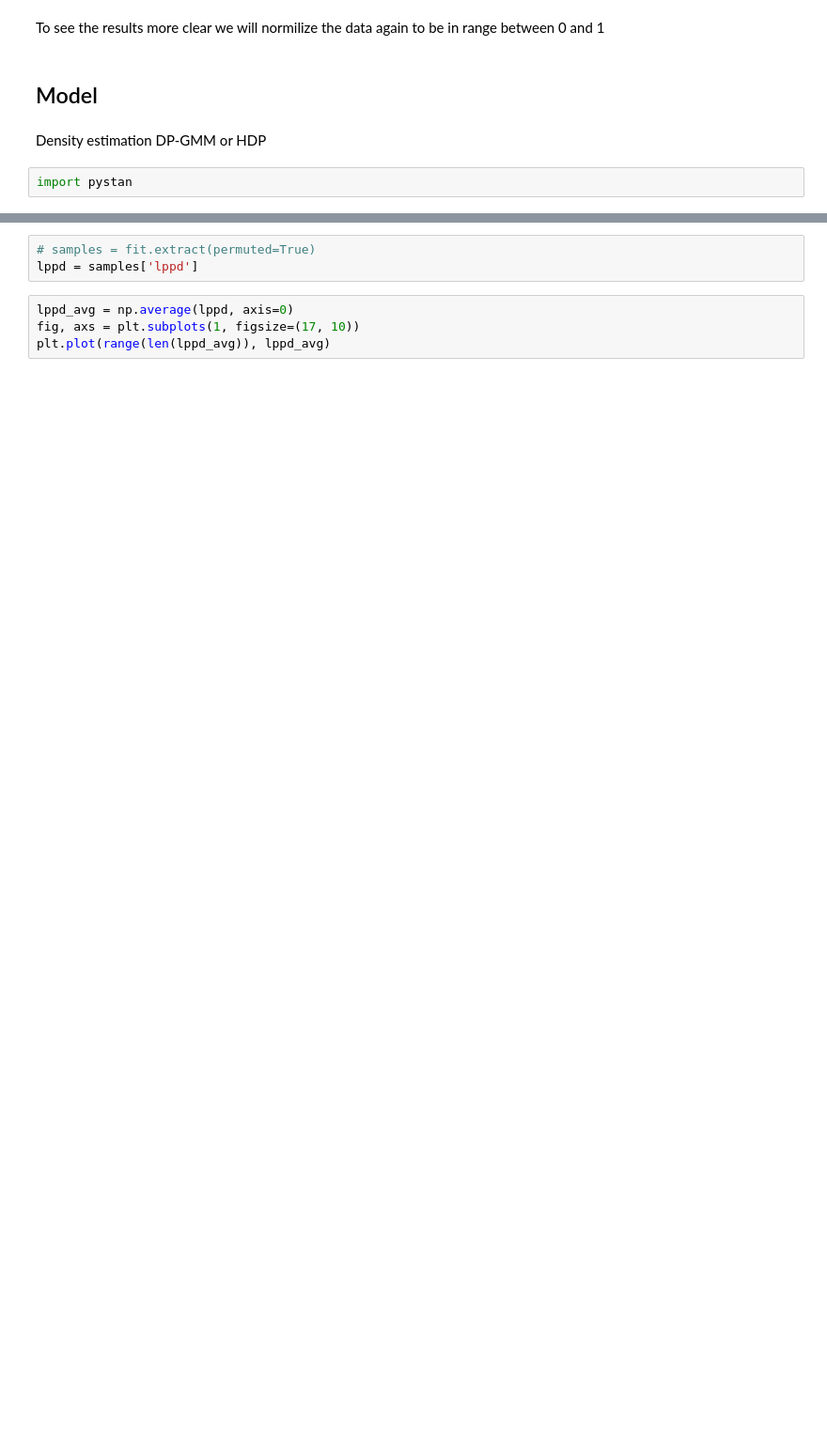
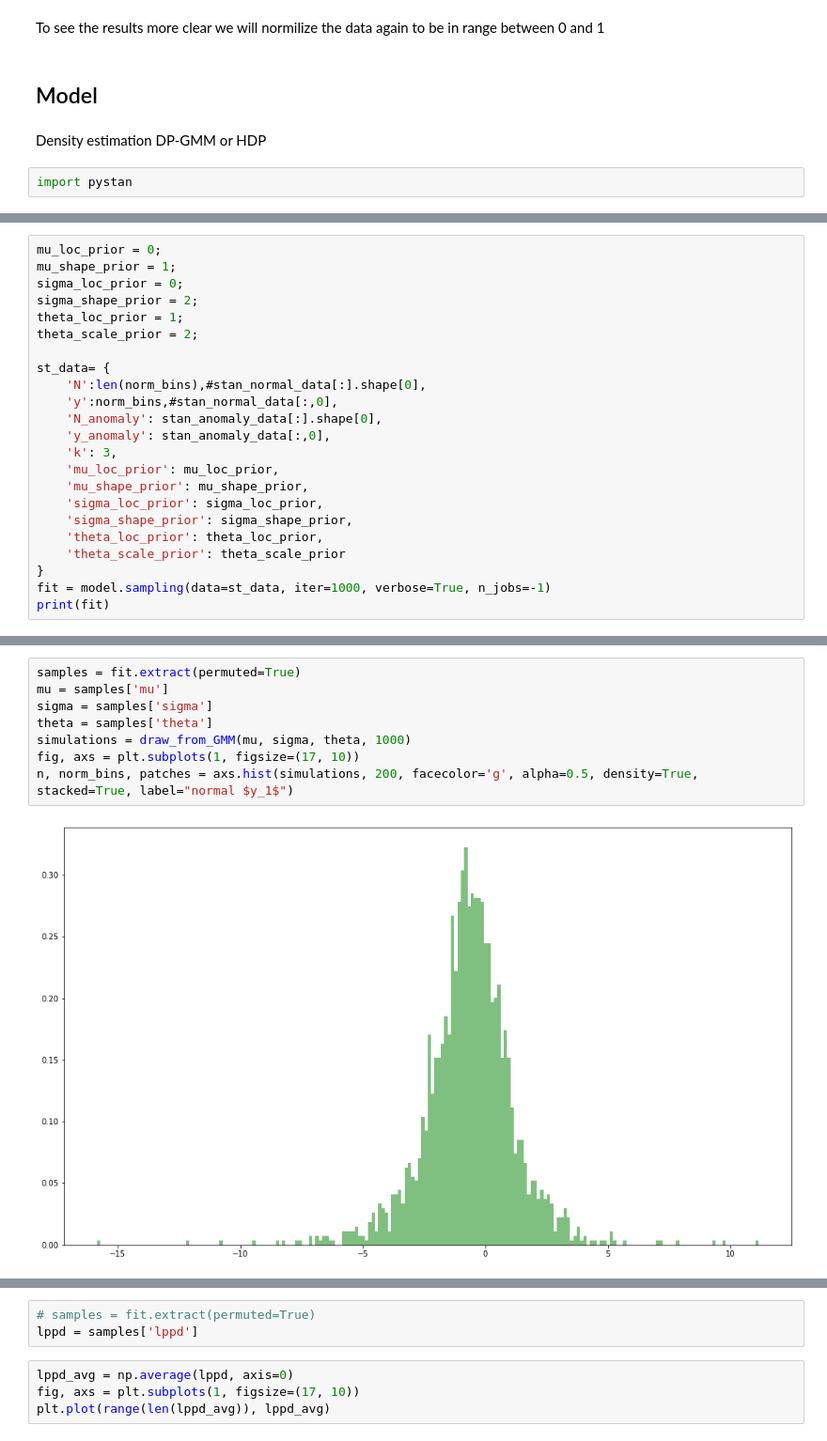
Before and after one commit to ivinokuri/generative-model, a Jupyter notebook: py/model/autoencoder/ProbabilisticModelExperiments.ipynb, the cells around one changed output, grey strips where cells are left out. Shown: that part at 94% size. Saved outputs shown, nothing was run; the diff lists cells and outputs as text; blank space fills up the shorter version.

```diff
--- a/py/model/autoencoder/ProbabilisticModelExperiments.ipynb
+++ b/py/model/autoencoder/ProbabilisticModelExperiments.ipynb
@@ -420,0 +490,23 @@ n, bins, patches = axs.hist(simulations, 200, facecolor='b', alpha=0.5, density=
+# %%
+mu_loc_prior = 0;
+mu_shape_prior = 1;
+sigma_loc_prior = 0;
+sigma_shape_prior = 2;
+theta_loc_prior = 1;
+theta_scale_prior = 2;
+
+st_data= {
+    'N':len(norm_bins),#stan_normal_data[:].shape[0],
+    'y':norm_bins,#stan_normal_data[:,0],
+    'N_anomaly': stan_anomaly_data[:].shape[0],
+    'y_anomaly': stan_anomaly_data[:,0],
+    'k': 3,
+    'mu_loc_prior': mu_loc_prior,
+    'mu_shape_prior': mu_shape_prior,
+    'sigma_loc_prior': sigma_loc_prior,
+    'sigma_shape_prior': sigma_shape_prior,
+    'theta_loc_prior': theta_loc_prior,
+    'theta_scale_prior': theta_scale_prior
+}
+fit = model.sampling(data=st_data, iter=1000, verbose=True, n_jobs=-1)
+print(fit)
@@ -421,3 +575,13 @@ n, bins, patches = axs.hist(simulations, 200, facecolor='b', alpha=0.5, density=
+# %%
+samples = fit.extract(permuted=True)
+mu = samples['mu']
+sigma = samples['sigma']
+theta = samples['theta']
+simulations = draw_from_GMM(mu, sigma, theta, 1000)
+fig, axs = plt.subplots(1, figsize=(17, 10))
+n, norm_bins, patches = axs.hist(simulations, 200, facecolor='g', alpha=0.5, density=True, stacked=True, label="normal $y_1$")
+# %% [output]
+[figure, added]
 # %%
 fig, axs = plt.subplots(1, figsize=(17, 10))
 axs.plot(range(len(lppds)), lppds)
```
Also changed, not shown: parts of 20 cells of this notebook, 1 other file.
